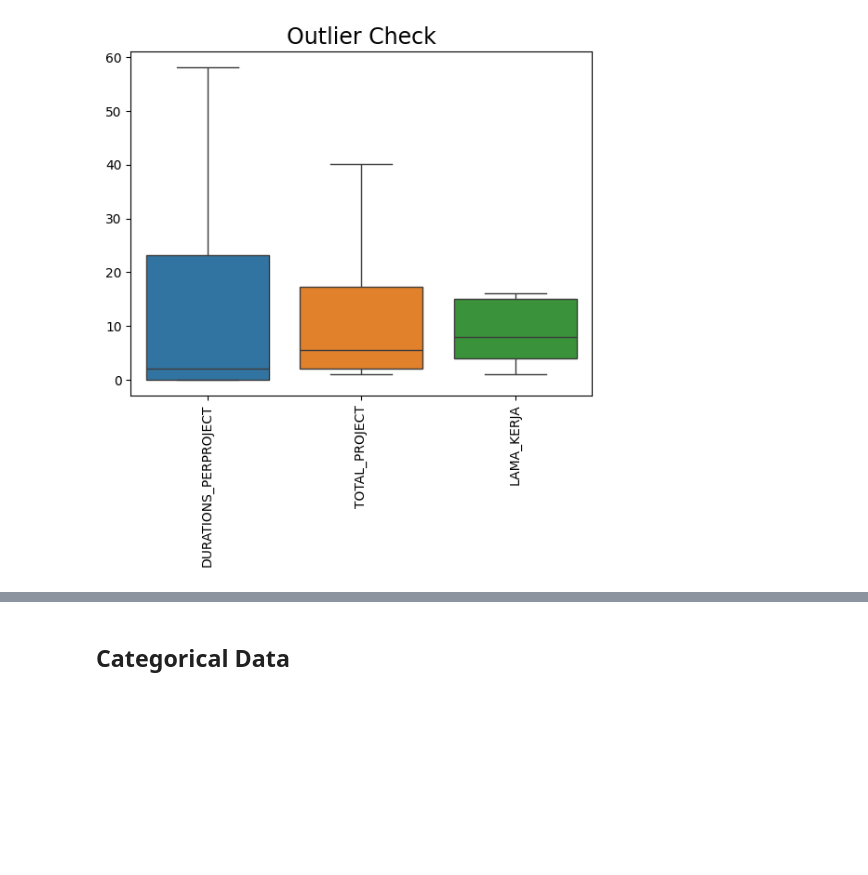
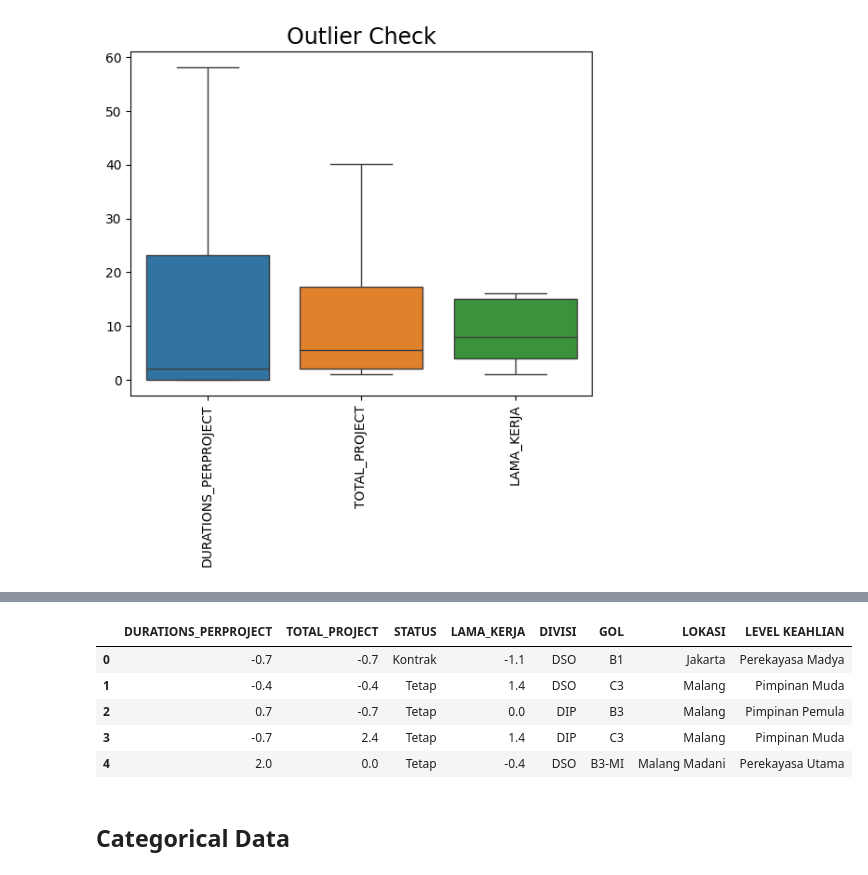
Before and after one commit to ghinamf/Prediksi-Kelas, a Jupyter notebook: modelClassifier.ipynb, the cells around one changed output, grey strips where cells are left out. Drawn from its saved outputs; the diff is of its cells as text; code cells hidden in the pictures; blank space fills up the shorter version.

```diff
--- a/modelClassifier.ipynb
+++ b/modelClassifier.ipynb
@@ -138,0 +184,10 @@ plt.show()
+# %%
+df_metabase= df_metabase.round(1)
+df_metabase.head()
+# %% [output]
+|  | DURATIONS_PERPROJECT | TOTAL_PROJECT | STATUS | LAMA_KERJA | DIVISI | GOL | LOKASI | LEVEL KEAHLIAN |
+| 0 | -0.7 | -0.7 | Kontrak | -1.1 | DSO | B1 | Jakarta | Perekayasa Madya |
+| 1 | -0.4 | -0.4 | Tetap | 1.4 | DSO | C3 | Malang | Pimpinan Muda |
+| 2 | 0.7 | -0.7 | Tetap | 0.0 | DIP | B3 | Malang | Pimpinan Pemula |
+| 3 | -0.7 | 2.4 | Tetap | 1.4 | DIP | C3 | Malang | Pimpinan Muda |
+| 4 | 2.0 | 0.0 | Tetap | -0.4 | DSO | B3-MI | Malang Madani | Perekayasa Utama |
```
Also changed, not shown: parts of 4 cells of this notebook, 3 other files.
